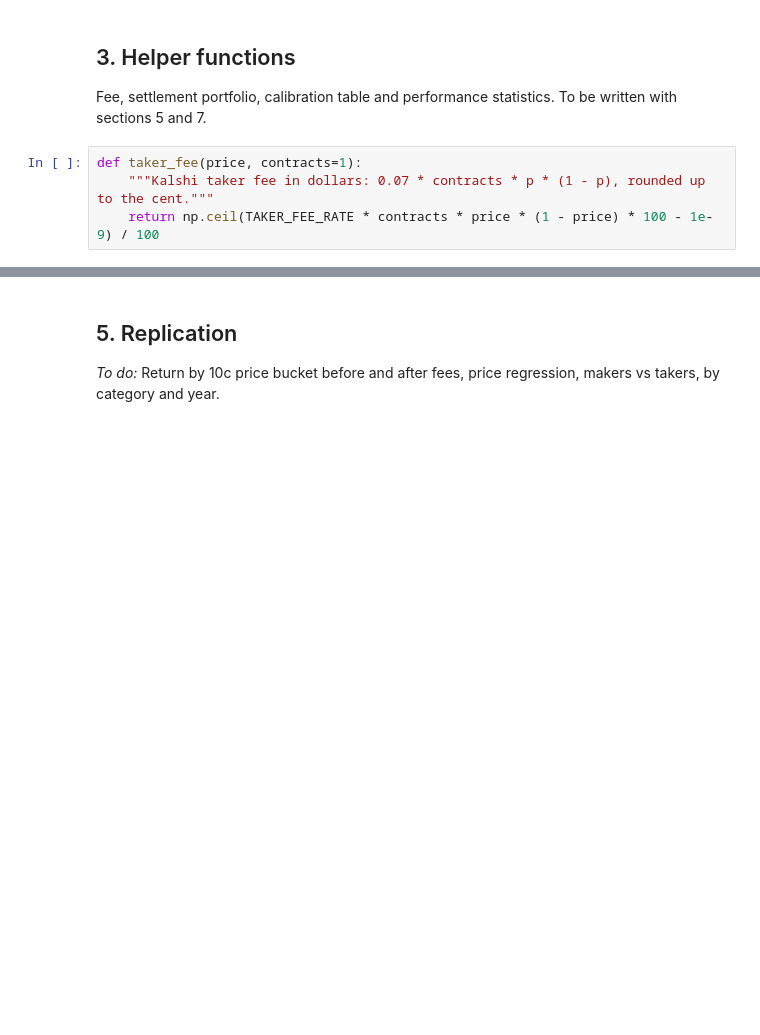
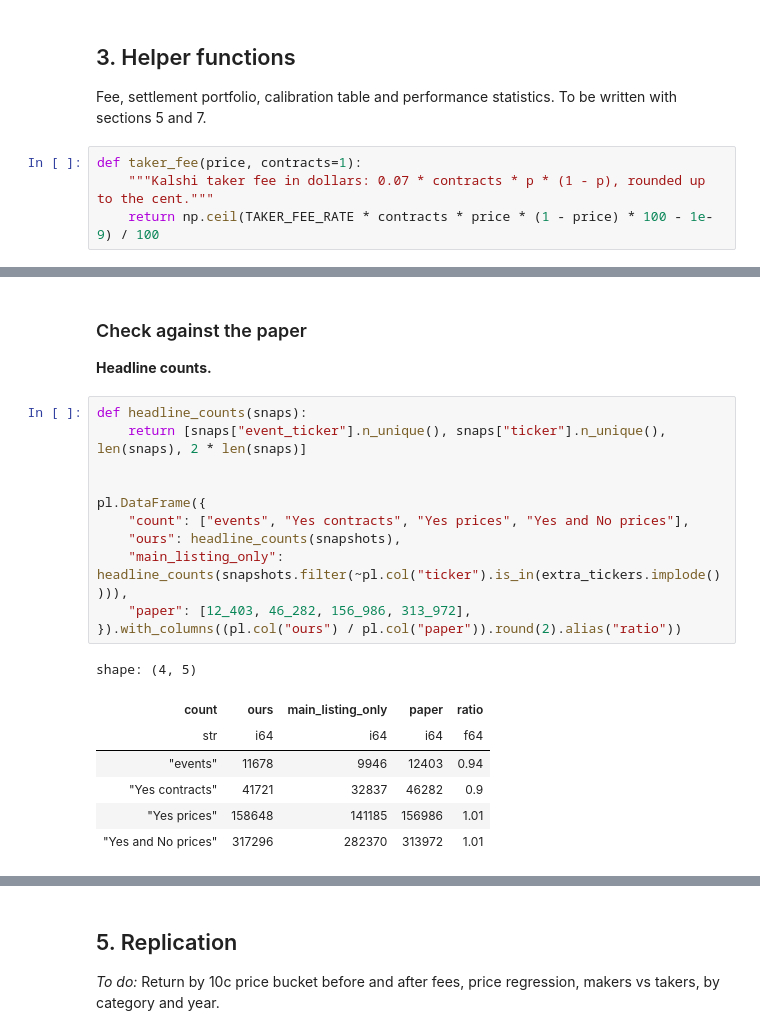
Before and after one commit to Shuhandler/kalshi-longshot-bias, a Jupyter notebook: kalshi_longshot.ipynb, the cells around one changed output, grey strips where cells are left out. Cells and saved outputs as stored; diff of their text form; blank space fills up the shorter version.

```diff
--- a/kalshi_longshot.ipynb
+++ b/kalshi_longshot.ipynb
@@ -107,0 +283,23 @@ def taker_fee(price, contracts=1):
+# %% [markdown]
+### Check against the paper
+
+**Headline counts.**
+# %%
+def headline_counts(snaps):
+    return [snaps["event_ticker"].n_unique(), snaps["ticker"].n_unique(), len(snaps), 2 * len(snaps)]
+
+
+pl.DataFrame({
+    "count": ["events", "Yes contracts", "Yes prices", "Yes and No prices"],
+    "ours": headline_counts(snapshots),
+    "main_listing_only": headline_counts(snapshots.filter(~pl.col("ticker").is_in(extra_tickers.implode()))),
+    "paper": [12_403, 46_282, 156_986, 313_972],
+}).with_columns((pl.col("ours") / pl.col("paper")).round(2).alias("ratio"))
+# %% [output]
+shape: (4, 5)
+| count | ours | main_listing_only | paper | ratio |
+| str | i64 | i64 | i64 | f64 |
+| "events" | 11678 | 9946 | 12403 | 0.94 |
+| "Yes contracts" | 41721 | 32837 | 46282 | 0.9 |
+| "Yes prices" | 158648 | 141185 | 156986 | 1.01 |
+| "Yes and No prices" | 317296 | 282370 | 313972 | 1.01 |
```
Also changed, not shown: parts of 23 cells of this notebook, 2 other files.
